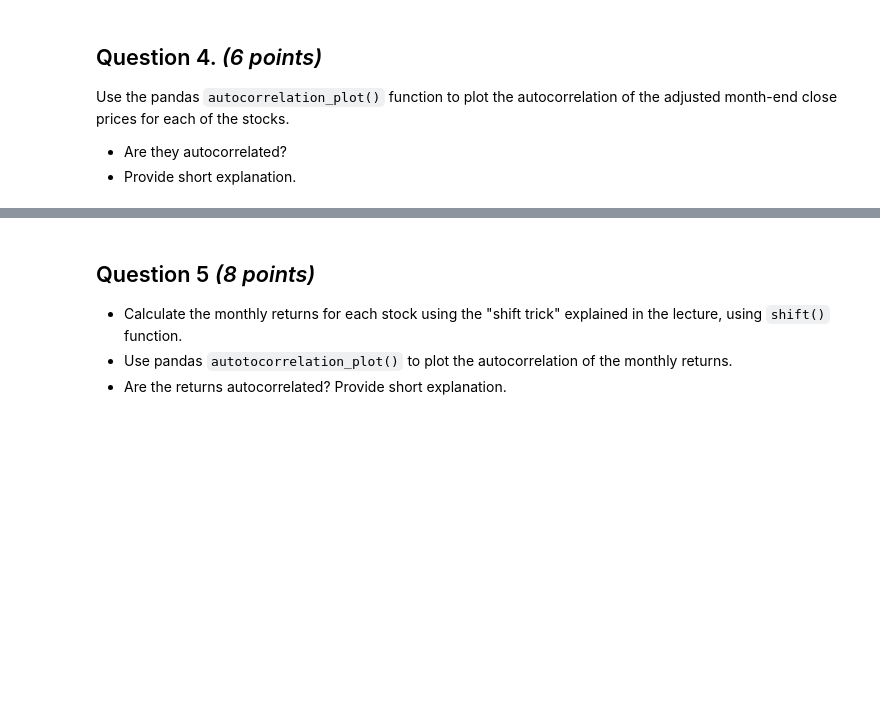
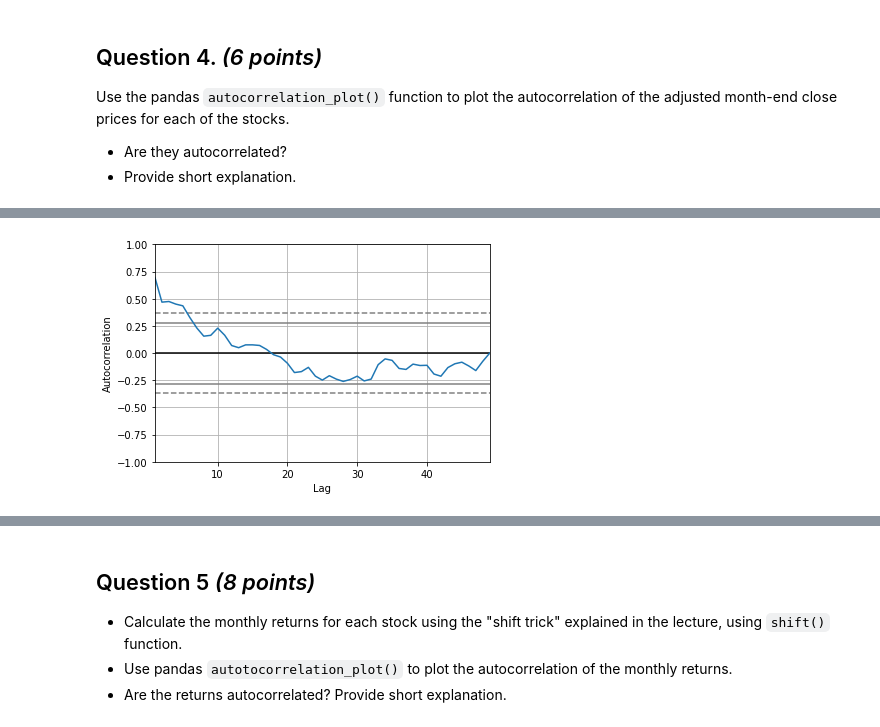
Before and after one commit to Alkasai/3250B, a Jupyter notebook: notebooks/[python] Assignment 2.ipynb, the cells around one changed output, grey strips where cells are left out. Saved outputs shown, nothing was run; the diff lists cells and outputs as text; code cells hidden in the pictures; blank space fills up the shorter version.

```diff
--- a/notebooks/[python] Assignment 2.ipynb
+++ b/notebooks/[python] Assignment 2.ipynb
@@ -81,0 +165,4 @@ Use the pandas `autocorrelation_plot()` function to plot the autocorrelation of
+# %%
+pd.plotting.autocorrelation_plot(stocks['IBM']);
+# %% [output]
+[figure, added]
```
Also changed, not shown: parts of 39 cells of this notebook.
